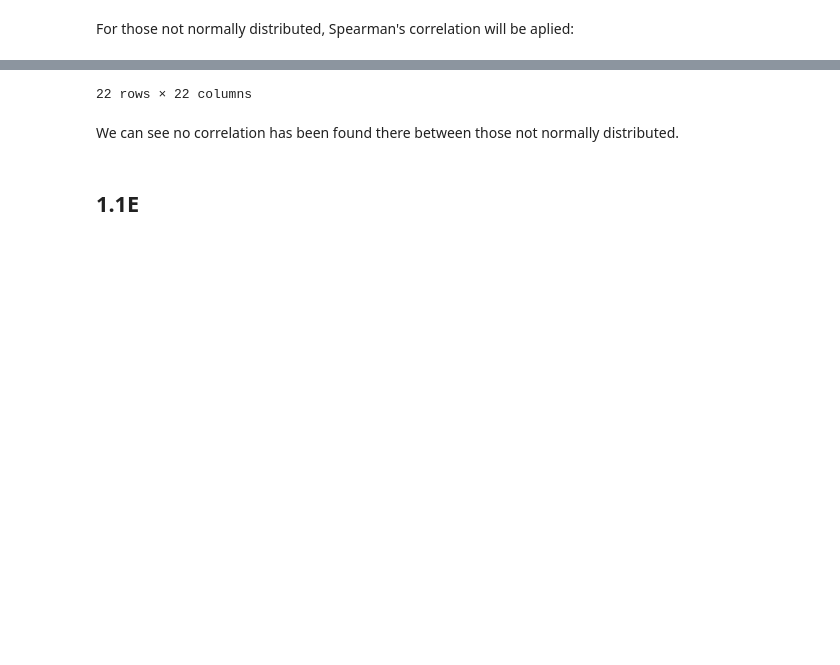
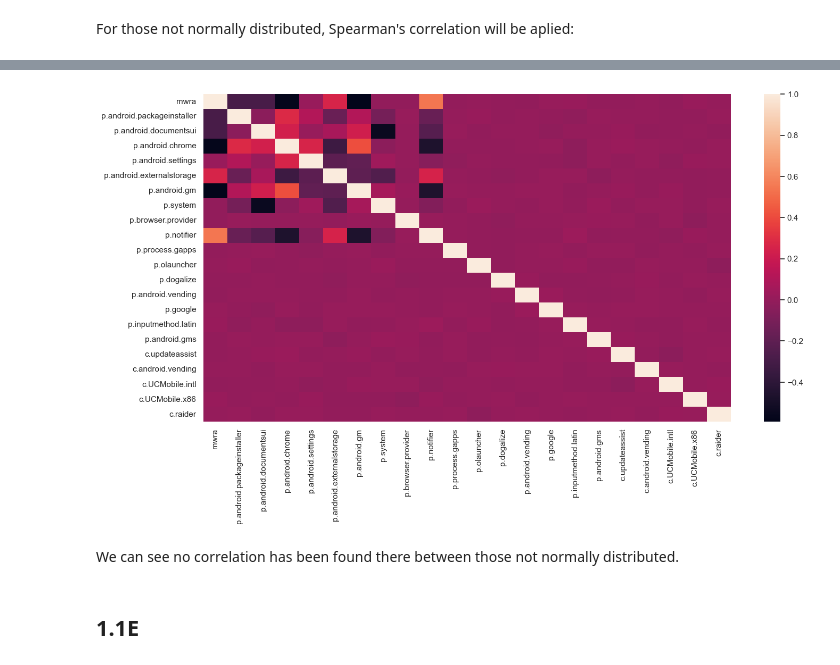
Before and after one commit to Yessirskiy/IAU-Project, a Jupyter notebook: project.ipynb, the cells around one changed output, grey strips where cells are left out. Drawn from its saved outputs; the diff is of its cells as text; code cells hidden in the pictures; blank space fills up the shorter version.

```diff
--- a/project.ipynb
+++ b/project.ipynb
@@ -313,5 +313,6 @@ sns.heatmap(data=numeric_norm.select_dtypes("float").corr(method="pearson"))
 # %% [markdown]
 For those not normally distributed, Spearman's correlation will be aplied:
 # %%
-numeric_notnorm.select_dtypes("float").corr(method="spearman")
+sns.heatmap(data=numeric_notnorm.select_dtypes("float").corr(method="spearman"))
+plt.show()
 # %% [output]
@@ -335,4 +319,4 @@ numeric_notnorm.select_dtypes("float").corr(method="spearman")
-22 rows × 22 columns
+[figure, added]
 # %% [markdown]
 We can see no correlation has been found there between those not normally distributed.
 # %% [markdown]
```
Also changed, not shown: parts of 26 cells of this notebook.
